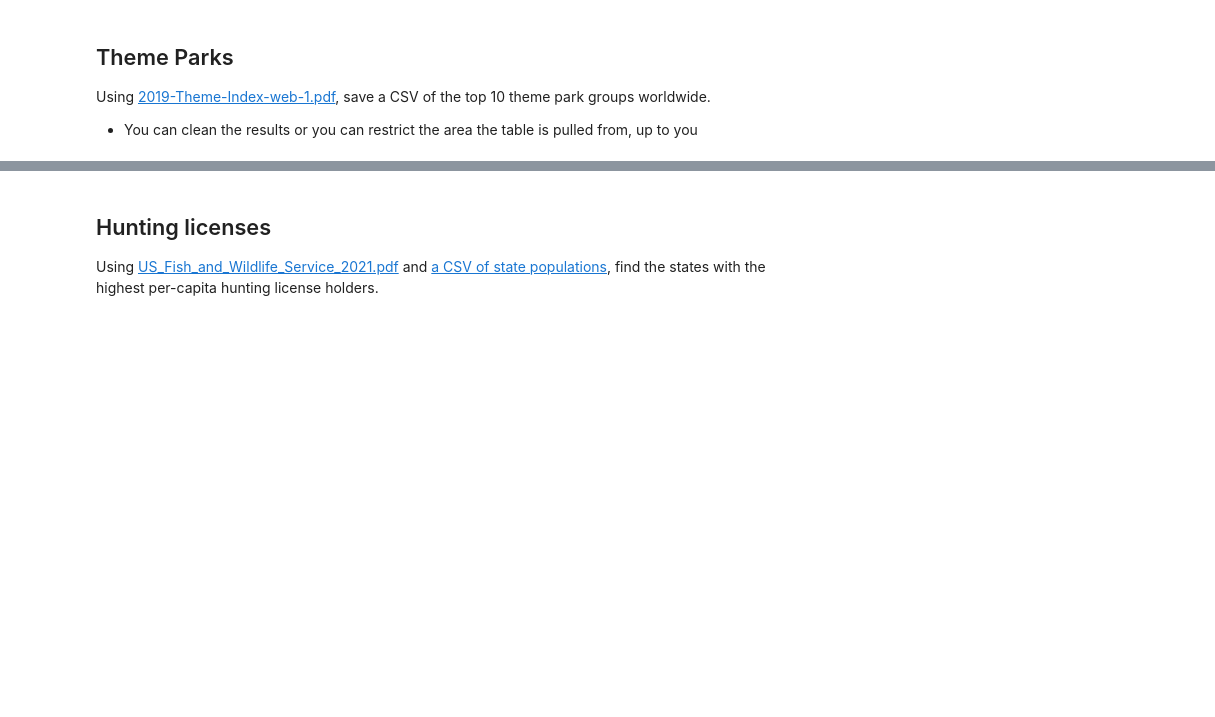
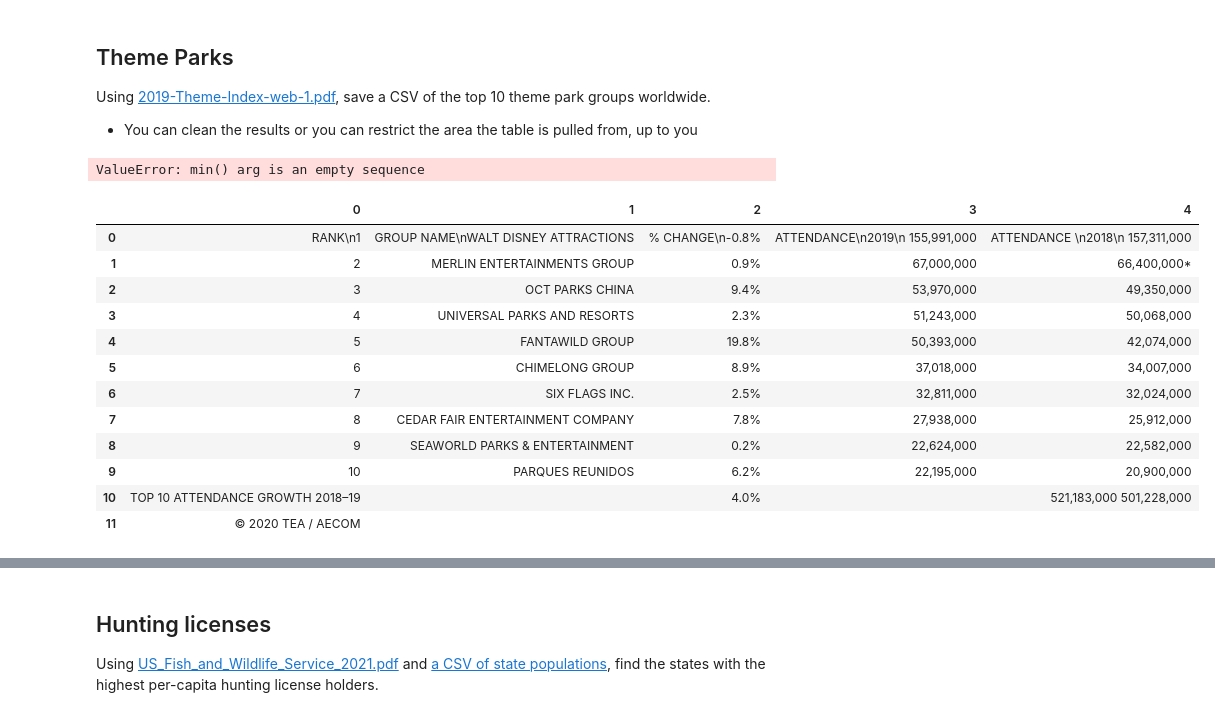
Before and after one commit to nisha5hetty/08-homework, a Jupyter notebook: Parsing PDFs Homework.ipynb, the cells around one changed output, grey strips where cells are left out. Saved outputs shown, nothing was run; the diff lists cells and outputs as text; code cells hidden in the pictures; blank space fills up the shorter version.

```diff
--- a/Parsing PDFs Homework.ipynb
+++ b/Parsing PDFs Homework.ipynb
@@ -183,6 +744,8 @@ Using [2019-Theme-Index-web-1.pdf](2019-Theme-Index-web-1.pdf), save a CSV of th
 
 * You can clean the results or you can restrict the area the table is pulled from, up to you
 # %%
-# Include all pages and check how many tables there are
-theme_tables = camelot.read_pdf("2019-Theme-Index-web-1.pdf", flavor='stream', pages='1-end')
-theme_tables
+# Look at page 11
+themeparks_tables = camelot.read_pdf("2019-Theme-Index-web-1.pdf", flavor='stream', pages='11', table_areas=['37,508,37,294'])
+themeparks_tables
+# %% [output]
+ValueError: min() arg is an empty sequence
@@ -193,3 +754,17 @@ theme_tables
 # %%
-df = theme_tables[0].df
+df = themeparks_tables[0].df
 df
+# %% [output]
+|  | 0 | 1 | 2 | 3 | 4 |
+| 0 | RANK\n1 | GROUP NAME\nWALT DISNEY ATTRACTIONS | % CHANGE\n-0.8% | ATTENDANCE\n2019\n 155,991,000 | ATTENDANCE \n2018\n 157,311,000 |
+| 1 | 2 | MERLIN ENTERTAINMENTS GROUP | 0.9% | 67,000,000 | 66,400,000* |
+| 2 | 3 | OCT PARKS CHINA | 9.4% | 53,970,000 | 49,350,000 |
+| 3 | 4 | UNIVERSAL PARKS AND RESORTS | 2.3% | 51,243,000 | 50,068,000 |
+| 4 | 5 | FANTAWILD GROUP | 19.8% | 50,393,000 | 42,074,000 |
+| 5 | 6 | CHIMELONG GROUP | 8.9% | 37,018,000 | 34,007,000 |
+| 6 | 7 | SIX FLAGS INC. | 2.5% | 32,811,000 | 32,024,000 |
+| 7 | 8 | CEDAR FAIR ENTERTAINMENT COMPANY | 7.8% | 27,938,000 | 25,912,000 |
+| 8 | 9 | SEAWORLD PARKS & ENTERTAINMENT | 0.2% | 22,624,000 | 22,582,000 |
+| 9 | 10 | PARQUES REUNIDOS | 6.2% | 22,195,000 | 20,900,000 |
+| 10 | TOP 10 ATTENDANCE GROWTH 2018–19 |  | 4.0% |  | 521,183,000 501,228,000 |
+| 11 | © 2020 TEA / AECOM |  |  |  |  |
```
Also changed, not shown: parts of 53 cells of this notebook.
